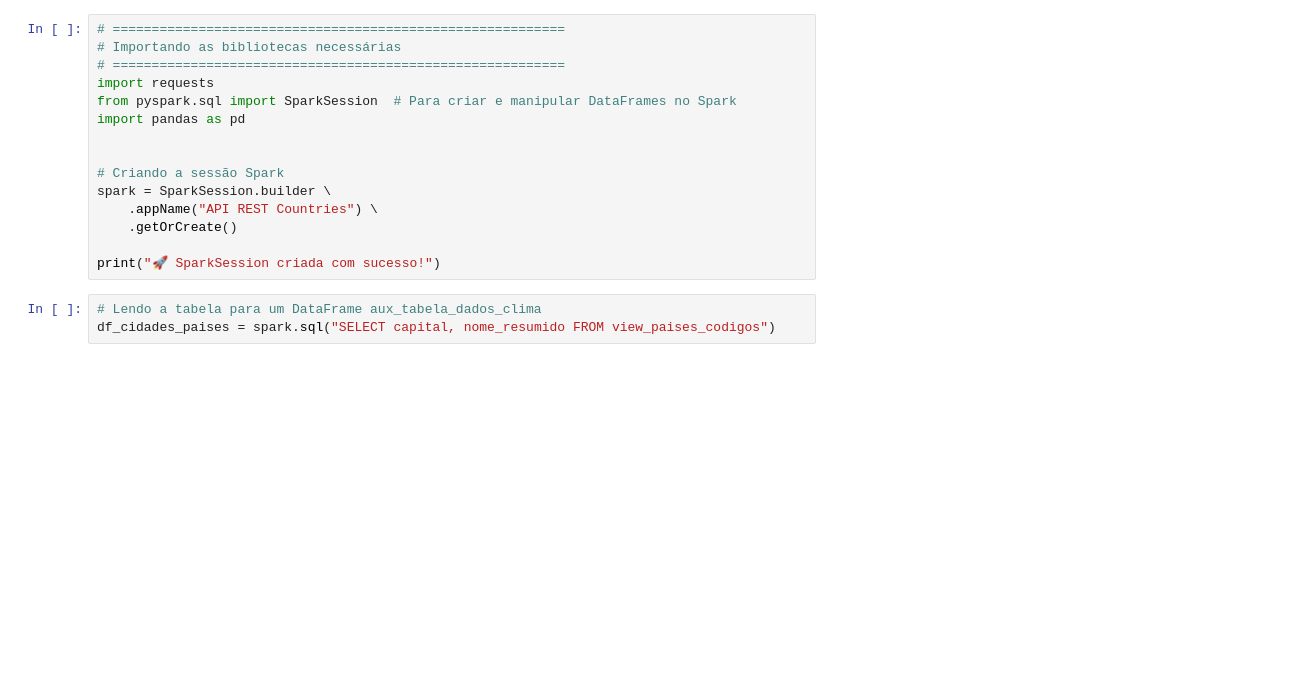
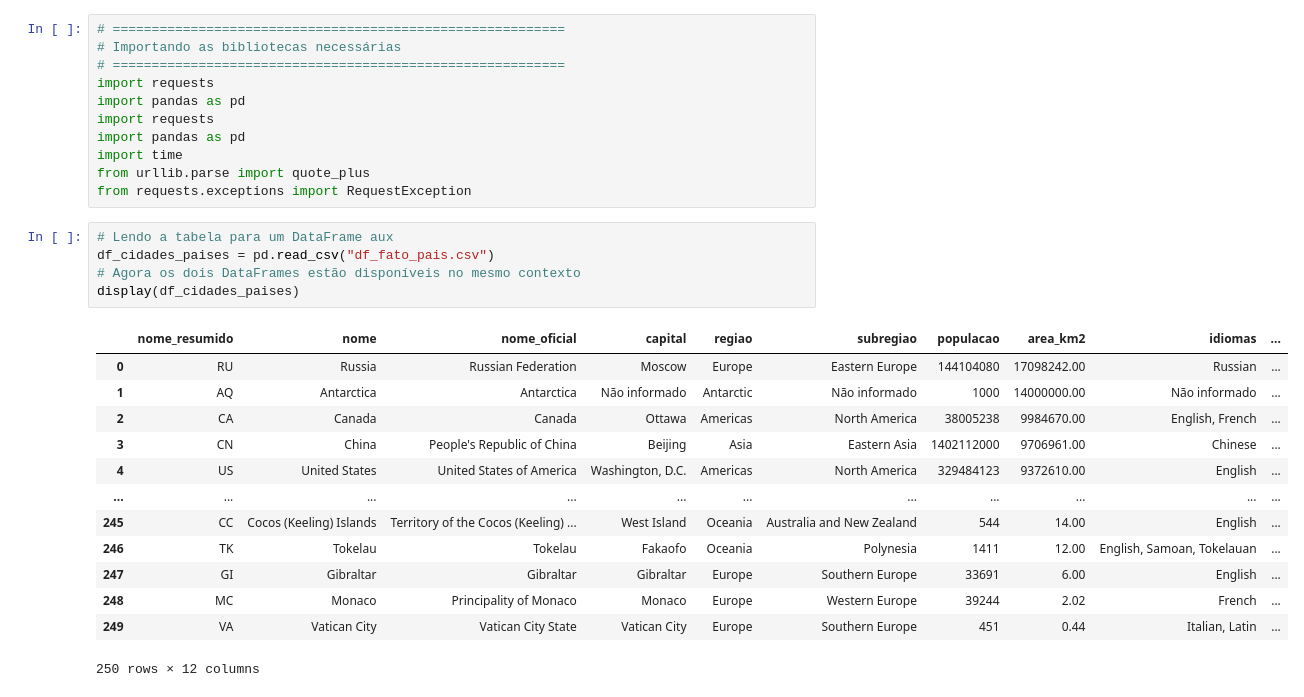
Before and after one commit to lorran1105/Analise-de-Dados, a Jupyter notebook: PROJETO PAIS/API OpenWeatherMap - Dim Tempo na Capital.ipynb, the cells around one changed output. Cells and saved outputs as stored; diff of their text form; blank space fills up the shorter version.

Commit message:
ProjetoPaises03052025

```diff
--- a/PROJETO PAIS/API OpenWeatherMap - Dim Tempo na Capital.ipynb
+++ b/PROJETO PAIS/API OpenWeatherMap - Dim Tempo na Capital.ipynb
@@ -3,18 +3,30 @@
 # Importando as bibliotecas necessárias
 # ==========================================================
 import requests
-from pyspark.sql import SparkSession  # Para criar e manipular DataFrames no Spark
 import pandas as pd
-
-
-# Criando a sessão Spark
-spark = SparkSession.builder \
-    .appName("API REST Countries") \
-    .getOrCreate()
-
-print("🚀 SparkSession criada com sucesso!")
+import requests
+import pandas as pd
+import time
+from urllib.parse import quote_plus
+from requests.exceptions import RequestException
 # %%
-# Lendo a tabela para um DataFrame aux_tabela_dados_clima
-df_cidades_paises = spark.sql("SELECT capital, nome_resumido FROM view_paises_codigos")
+# Lendo a tabela para um DataFrame aux
+df_cidades_paises = pd.read_csv("df_fato_pais.csv")
+# Agora os dois DataFrames estão disponíveis no mesmo contexto
+display(df_cidades_paises)
+# %% [output]
+|  | nome_resumido | nome | nome_oficial | capital | regiao | subregiao | populacao | area_km2 | idiomas | ... |
+| 0 | RU | Russia | Russian Federation | Moscow | Europe | Eastern Europe | 144104080 | 17098242.00 | Russian | ... |
+| 1 | AQ | Antarctica | Antarctica | Não informado | Antarctic | Não informado | 1000 | 14000000.00 | Não informado | ... |
+| 2 | CA | Canada | Canada | Ottawa | Americas | North America | 38005238 | 9984670.00 | English, French | ... |
+| 3 | CN | China | People's Republic of China | Beijing | Asia | Eastern Asia | 1402112000 | 9706961.00 | Chinese | ... |
+| 4 | US | United States | United States of America | Washington, D.C. | Americas | North America | 329484123 | 9372610.00 | English | ... |
+| ... | ... | ... | ... | ... | ... | ... | ... | ... | ... | ... |
+| 245 | CC | Cocos (Keeling) Islands | Territory of the Cocos (Keeling) ... | West Island | Oceania | Australia and New Zealand | 544 | 14.00 | English | ... |
+| 246 | TK | Tokelau | Tokelau | Fakaofo | Oceania | Polynesia | 1411 | 12.00 | English, Samoan, Tokelauan | ... |
+| 247 | GI | Gibraltar | Gibraltar | Gibraltar | Europe | Southern Europe | 33691 | 6.00 | English | ... |
+| 248 | MC | Monaco | Principality of Monaco | Monaco | Europe | Western Europe | 39244 | 2.02 | French | ... |
+| 249 | VA | Vatican City | Vatican City State | Vatican City | Europe | Southern Europe | 451 | 0.44 | Italian, Latin | ... |
+250 rows × 12 columns
 # %%
 # Convertendo para lista de tuplas
```
Also changed, not shown: parts of 8 cells of this notebook, 2 other files.
